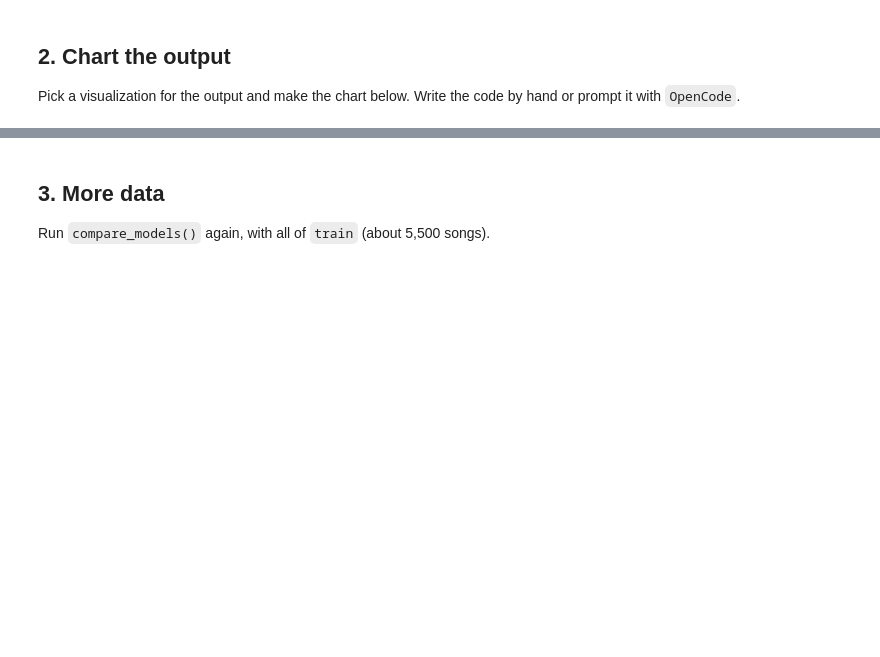
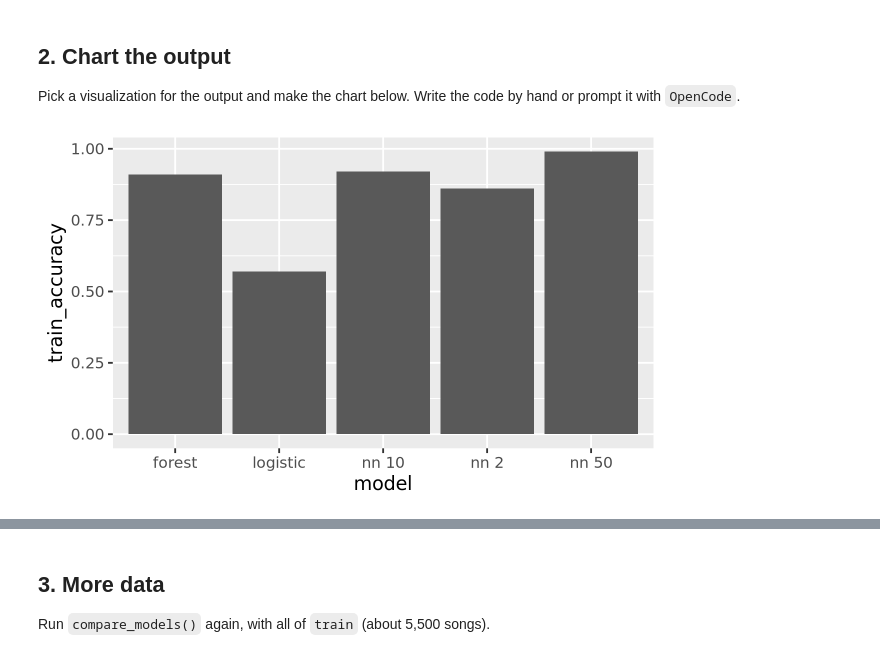
Before and after one commit to kokwunze/codespace, a Jupyter notebook: exercises/16-nn-exercise.ipynb, the cells around one changed output, grey strips where cells are left out. Cells and saved outputs as stored; diff of their text form; code cells hidden in the pictures; blank space fills up the shorter version.

```diff
--- a/exercises/16-nn-exercise.ipynb
+++ b/exercises/16-nn-exercise.ipynb
@@ -104,3 +132,7 @@ results_small
 Pick a visualization for the output and make the chart below. Write the code by hand or prompt it with `OpenCode`.
 # %%
 # Chart code goes here
+
+ggplot(results_small, aes(x=model, y=train_accuracy))+geom_col()
+# %% [output]
+[figure, added]
```
Also changed, not shown: parts of 7 cells of this notebook.
